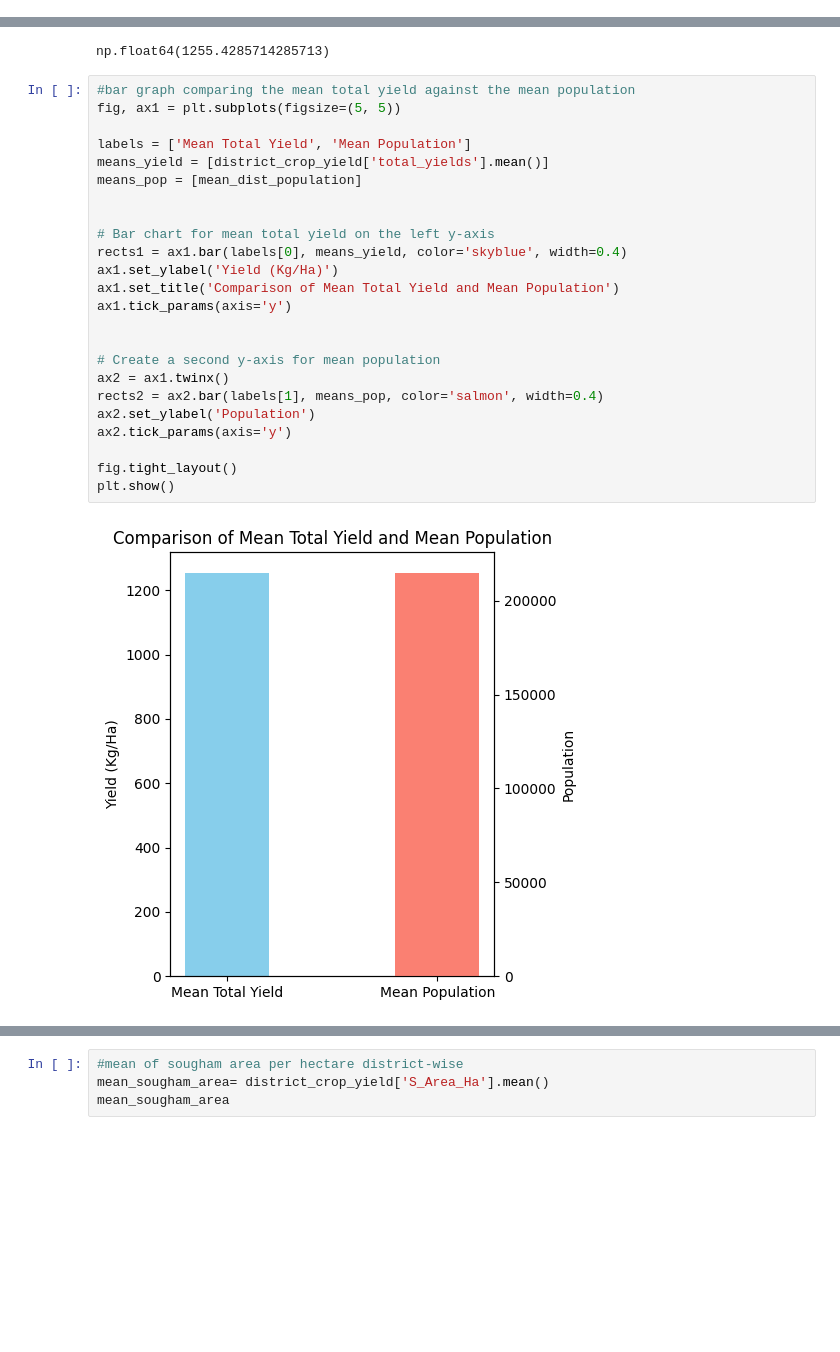
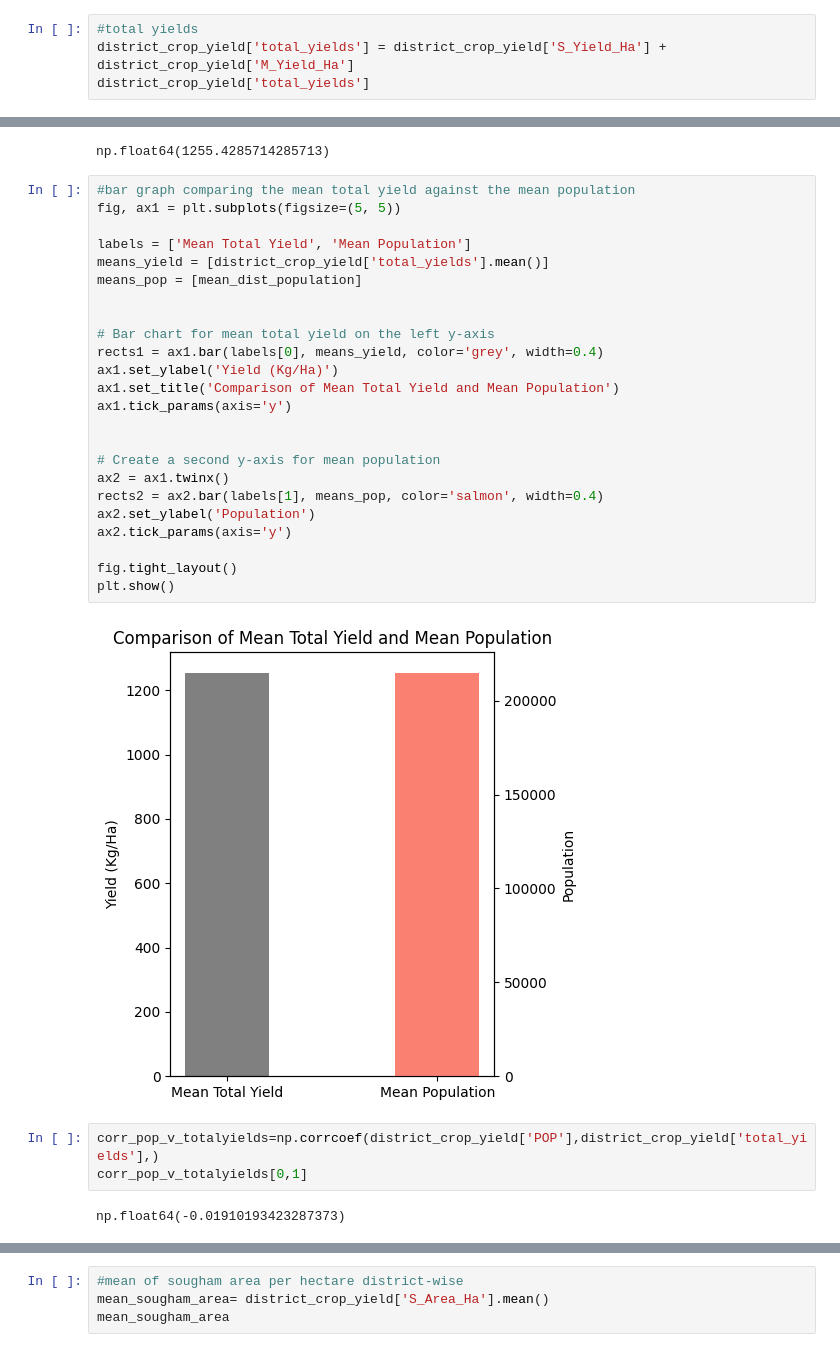
Before and after one commit to keith-keyah/Group_2_project, a Jupyter notebook: Group_2_Project.ipynb, the cells around one changed output, grey strips where cells are left out. Cells and saved outputs as stored; diff of their text form; blank space fills up the shorter version.

```diff
--- a/Group_2_Project.ipynb
+++ b/Group_2_Project.ipynb
@@ -189,3 +189,7 @@ mean_dist_population = district_crop_yield['POP'].mean()
 mean_dist_population
 # %% [output]
 np.float64(214943.57142857142)
+# %%
+#total yields
+district_crop_yield['total_yields'] = district_crop_yield['S_Yield_Ha'] + district_crop_yield['M_Yield_Ha']
+district_crop_yield['total_yields']
@@ -198,26 +212,31 @@ np.float64(1255.4285714285713)
 # %%
 #bar graph comparing the mean total yield against the mean population
 fig, ax1 = plt.subplots(figsize=(5, 5))
 
 labels = ['Mean Total Yield', 'Mean Population']
 means_yield = [district_crop_yield['total_yields'].mean()]
 means_pop = [mean_dist_population]
 
 
 # Bar chart for mean total yield on the left y-axis
-rects1 = ax1.bar(labels[0], means_yield, color='skyblue', width=0.4)
+rects1 = ax1.bar(labels[0], means_yield, color='grey', width=0.4)
 ax1.set_ylabel('Yield (Kg/Ha)')
 ax1.set_title('Comparison of Mean Total Yield and Mean Population')
 ax1.tick_params(axis='y')
 
 
 # Create a second y-axis for mean population
 ax2 = ax1.twinx()
 rects2 = ax2.bar(labels[1], means_pop, color='salmon', width=0.4)
 ax2.set_ylabel('Population')
 ax2.tick_params(axis='y')
 
 fig.tight_layout()
 plt.show()
 # %% [output]
-[figure, old version]
+[figure, new version]
+# %%
+corr_pop_v_totalyields=np.corrcoef(district_crop_yield['POP'],district_crop_yield['total_yields'],)
+corr_pop_v_totalyields[0,1]
+# %% [output]
+np.float64(-0.01910193423287373)
```
Also changed, not shown: parts of 13 cells of this notebook.
